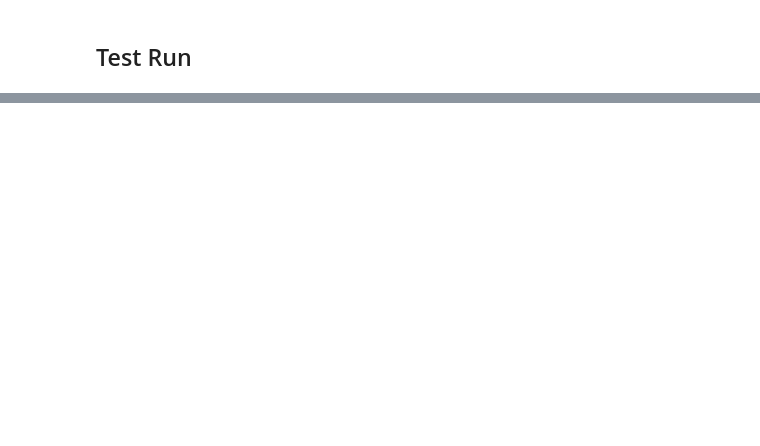
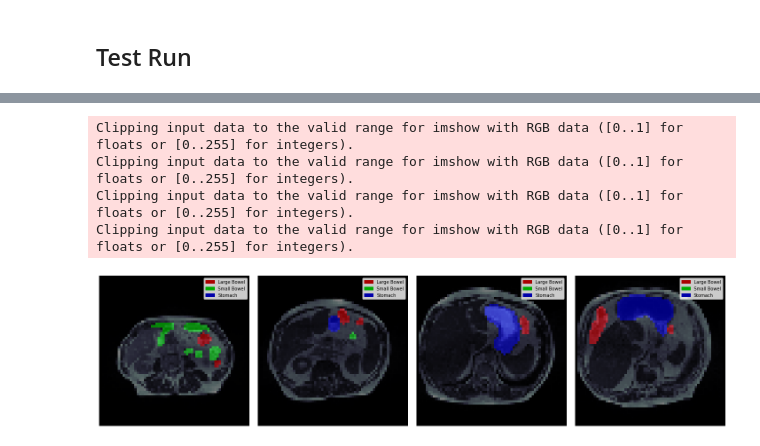
Before and after one commit to donguklim/uw_madison_unet, a Jupyter notebook: train.ipynb, the cells around one changed output, grey strips where cells are left out. Saved outputs shown, nothing was run; the diff lists cells and outputs as text; code cells hidden in the pictures; blank space fills up the shorter version.

```diff
--- a/train.ipynb
+++ b/train.ipynb
@@ -120,6 +116,17 @@ def rle_encode(img):
     return ' '.join(str(x) for x in runs)
 # %% [markdown]
 ## Dataset
+# %%
+def plot_batch(imgs, msks, depth, size=3):
+    plt.figure(figsize=(5*5, 5))
+    for idx in range(size):
+        plt.subplot(1, 5, idx+1)
+        img = imgs[idx, depth].permute((1, 2, 0)).numpy()*255.0
+        img = img.astype('uint8')
+        msk = msks[idx, depthm].permute((1, 2, 0)).numpy()*255.0
+        show_img(img, msk)
+    plt.tight_layout()
+    plt.show()
 # %%
 set_dimension_order_to_c_z_x_y = tio.Lambda(lambda x: torch.permute(x,(0,3,1,2)), types_to_apply=[tio.INTENSITY, tio.LABEL])
 
@@ -576,0 +958,8 @@ tensor(0.9768, device='cuda:0', grad_fn=<MeanBackward0>)
+# %%
+plot_batch(images, masks, depth=8, size=4)
+# %% [output]
+Clipping input data to the valid range for imshow with RGB data ([0..1] for floats or [0..255] for integers).
+Clipping input data to the valid range for imshow with RGB data ([0..1] for floats or [0..255] for integers).
+Clipping input data to the valid range for imshow with RGB data ([0..1] for floats or [0..255] for integers).
+Clipping input data to the valid range for imshow with RGB data ([0..1] for floats or [0..255] for integers).
+[figure, added]
```
Also changed, not shown: parts of 28 cells of this notebook.
